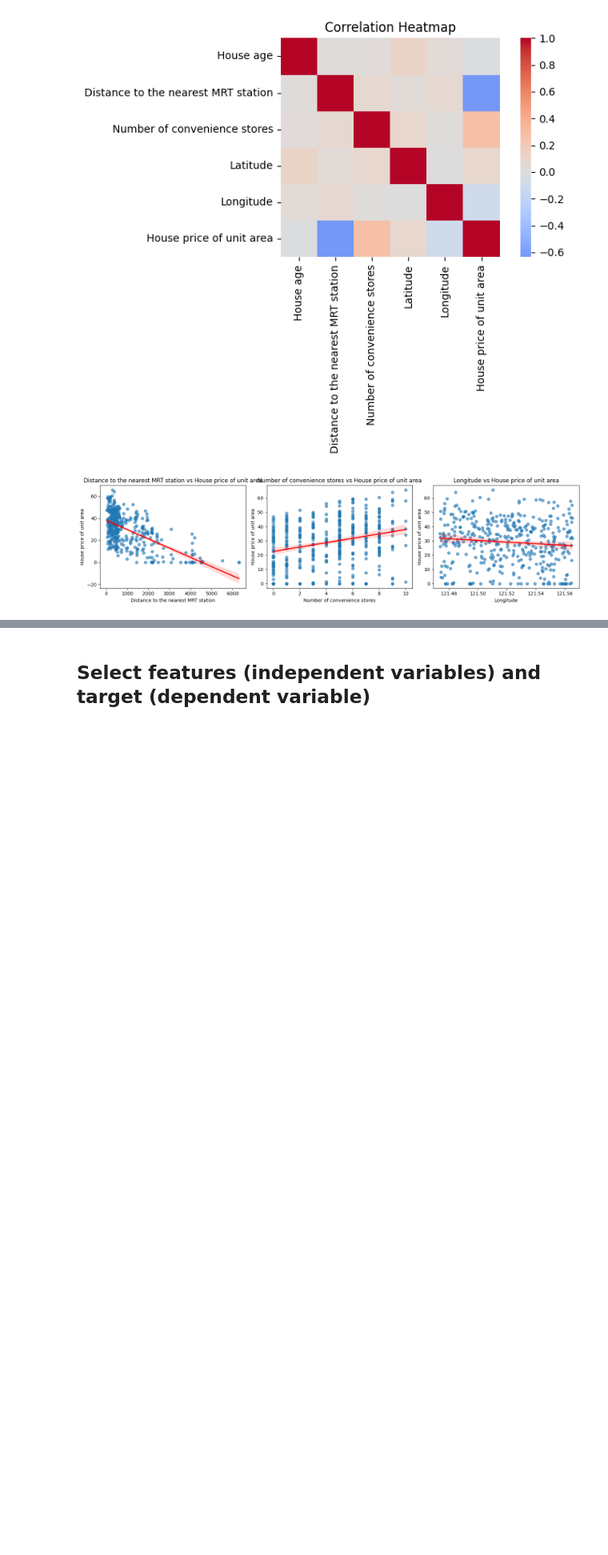
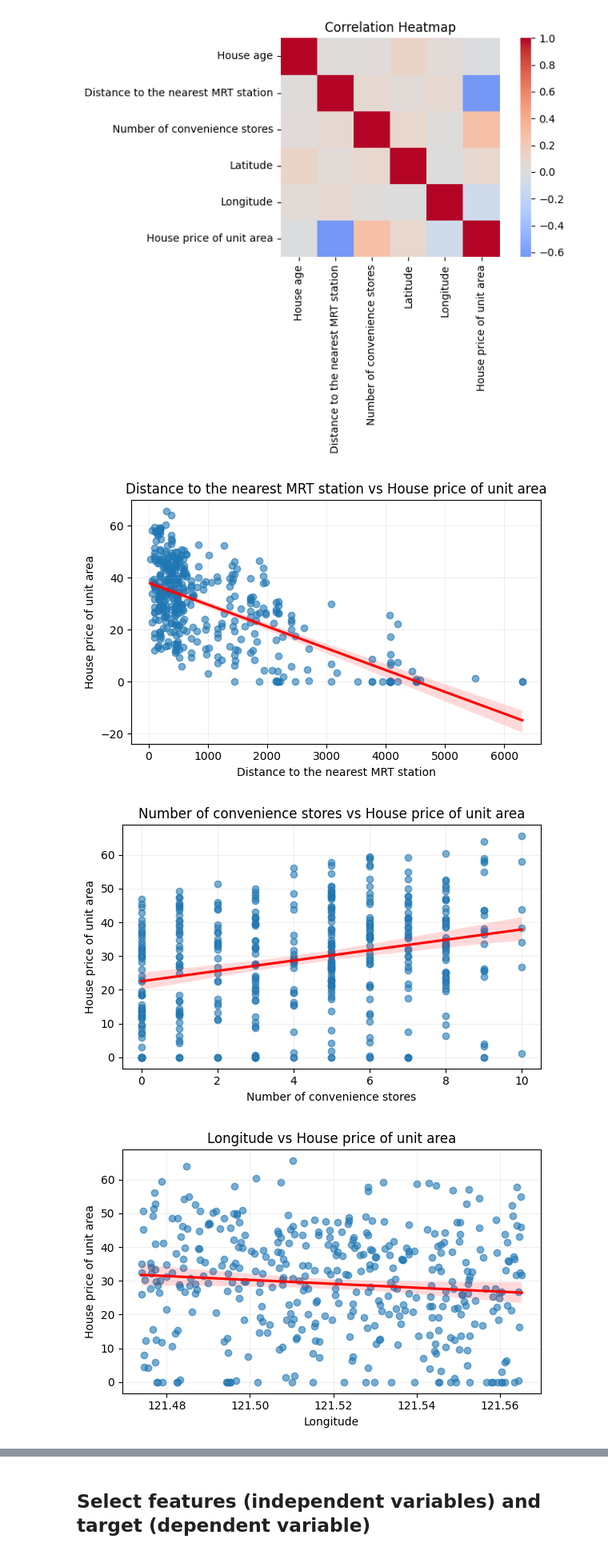
Before and after one commit to Faryalrifaz/MurickTechnologies-_internship2025, a Jupyter notebook: Task_4/Real_Estate_regression_analysis .ipynb, the cells around one changed output, grey strips where cells are left out. Shown at 80% size. Saved outputs shown, nothing was run; the diff lists cells and outputs as text; code cells hidden in the pictures; blank space fills up the shorter version.

```diff
--- a/Task_4/Real_Estate_regression_analysis .ipynb
+++ b/Task_4/Real_Estate_regression_analysis .ipynb
@@ -146,18 +146,20 @@ plt.show()
 # %% [output]
 [figure]
 # %%
-# Top 3 predictors vs target
+# Top 3 predictors vs target (separate plots)
 top_feats = corr_to_target.drop(labels=[target]).abs().sort_values(ascending=False).head(3).index
-fig, axes = plt.subplots(1, len(top_feats), figsize=(5*len(top_feats), 4))
-if len(top_feats) == 1:
-    axes = [axes]
-for ax, feat in zip(axes, top_feats):
-    sns.regplot(data=df, x=feat, y=target, ax=ax, scatter_kws={'alpha':0.6}, line_kws={'color':'red'})
-    ax.set_title(f"{feat} vs {target}")
-plt.tight_layout()
-plt.show()
+
+for feat in top_feats:
+    plt.figure(figsize=(6, 4))
+    sns.regplot(data=df, x=feat, y=target, scatter_kws={'alpha':0.6}, line_kws={'color': 'red'})
+    plt.title(f"{feat} vs {target}")
+    plt.grid(alpha=0.2)
+    plt.tight_layout()
+    plt.show()
 # %% [output]
-[figure, old version]
+[figure, new version]
+[figure, added]
+[figure, added]
 # %%
 
 # Price over time (monthly average)
```
Also changed, not shown: parts of 1 cell of this notebook, 3 other files.
